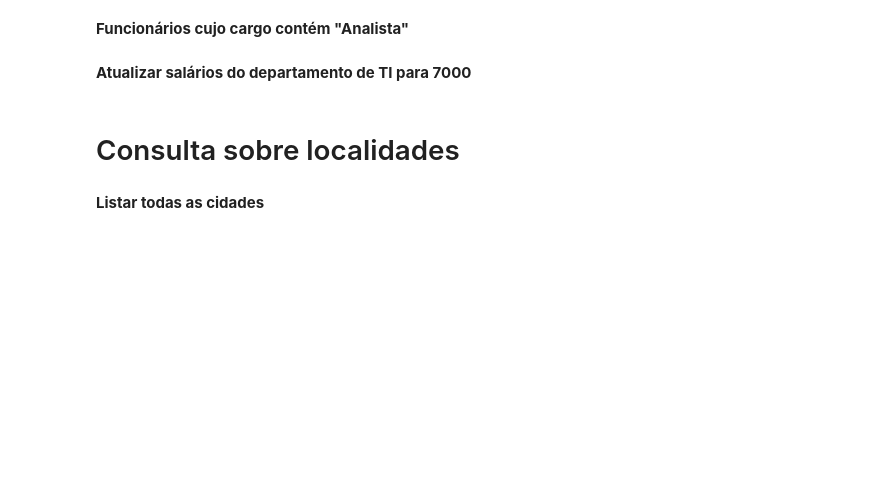
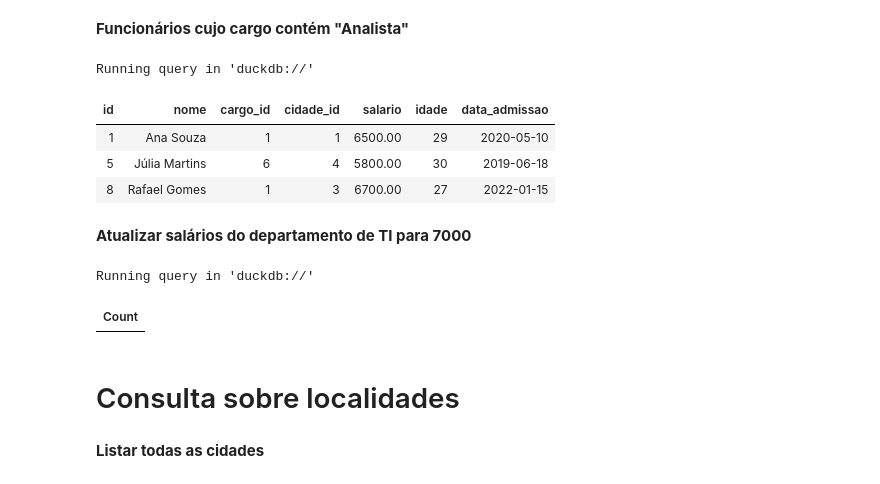
Before and after one commit to wallingson12/SQL, a Jupyter notebook: SQL_QUERYS.ipynb, the cells around one changed output. Saved outputs shown, nothing was run; the diff lists cells and outputs as text; code cells hidden in the pictures; blank space fills up the shorter version.

```diff
--- a/SQL_QUERYS.ipynb
+++ b/SQL_QUERYS.ipynb
@@ -173,9 +279,15 @@ WHERE d.nome = 'TI';
 # %%
 %%sql
 SELECT f.*
 FROM funcionarios f
-JOIN cargos c ON f.id_cargo = c.id_cargo
+JOIN cargos c ON f.cargo_id = c.id
 WHERE c.nome LIKE '%Analista%';
+# %% [output]
+Running query in 'duckdb://'
+| id | nome | cargo_id | cidade_id | salario | idade | data_admissao |
+| 1 | Ana Souza | 1 | 1 | 6500.00 | 29 | 2020-05-10 |
+| 5 | Júlia Martins | 6 | 4 | 5800.00 | 30 | 2019-06-18 |
+| 8 | Rafael Gomes | 1 | 3 | 6700.00 | 27 | 2022-01-15 |
 # %% [markdown]
 **Atualizar salários do departamento de TI para 7000**
 # %%
@@ -183,8 +295,11 @@ WHERE c.nome LIKE '%Analista%';
 UPDATE funcionarios f
 SET salario = 7000
 FROM cargos c
-WHERE f.id_cargo = c.id_cargo
-  AND c.id_departamento = 1;
+WHERE f.cargo_id = c.id
+  AND c.departamento_id = 1;
+# %% [output]
+Running query in 'duckdb://'
+| Count |
 # %% [markdown]
 # Consulta sobre localidades
 # %% [markdown]
```
Also changed, not shown: parts of 15 cells of this notebook.
